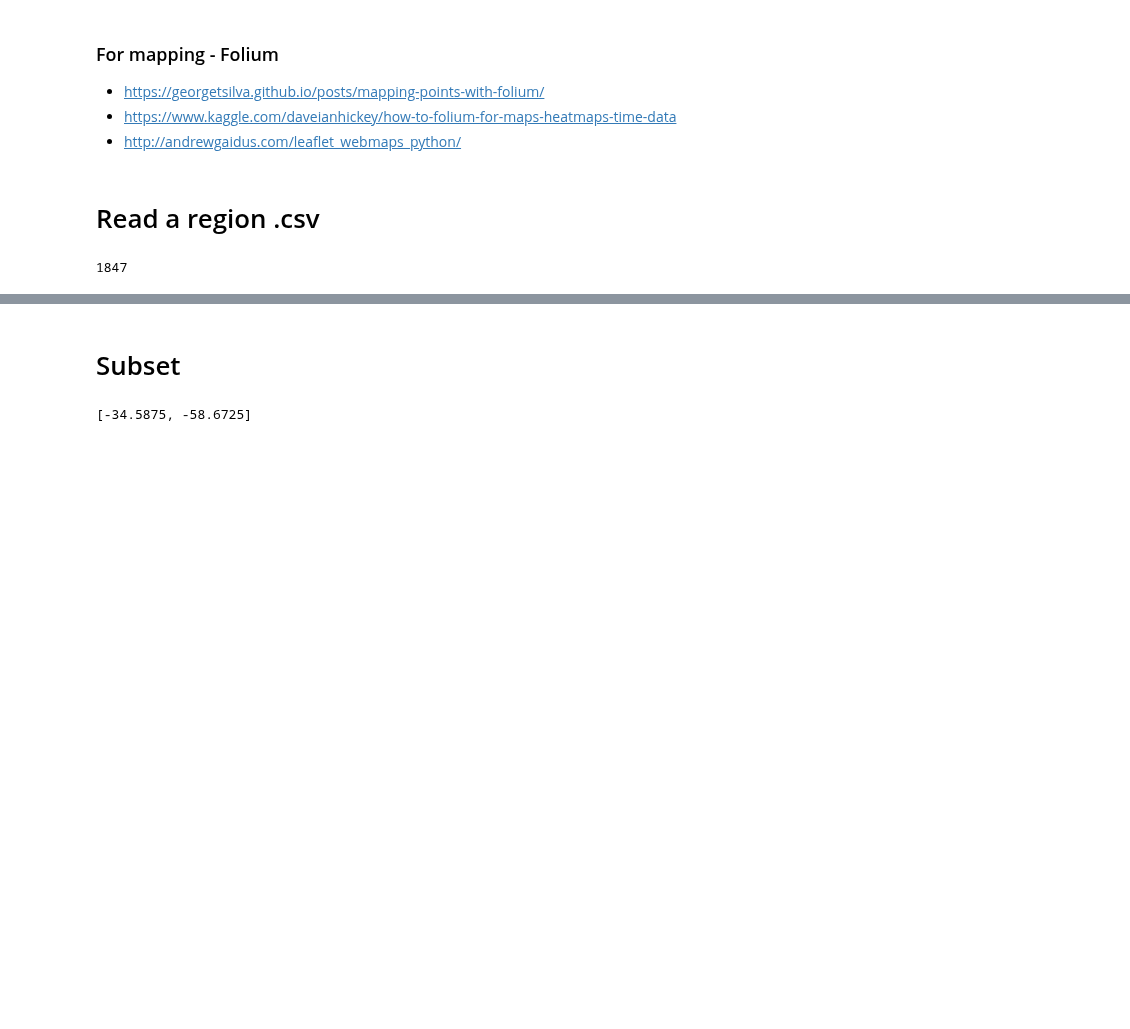
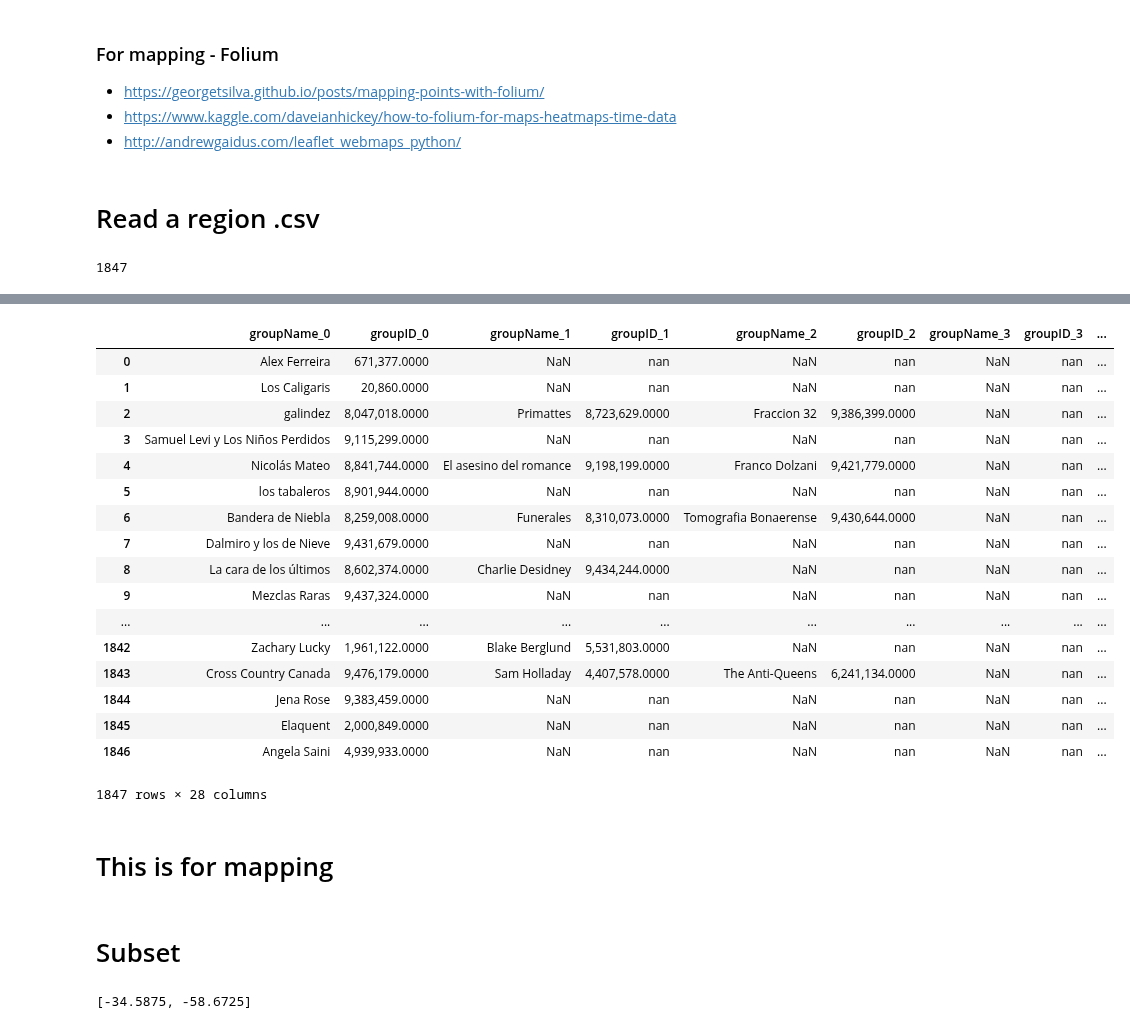
Before and after one commit to CityBlender/data-analysis, a Jupyter notebook: EOD_V02.ipynb, the cells around one changed output, grey strips where cells are left out. Saved outputs shown, nothing was run; the diff lists cells and outputs as text; code cells hidden in the pictures; blank space fills up the shorter version.

Commit message:
yep! data of bands..done!

```diff
--- a/EOD_V02.ipynb
+++ b/EOD_V02.ipynb
@@ -54,0 +72,31 @@ df['venue_name'] = [ast.literal_eval(df['venue'][x])['displayName'] for x in ran
+# %%
+# Get inside the performance list
+artistas = pd.DataFrame([])
+
+for fila in range(len(df['performance'])):
+
+    # And then get inside the cell dictionary and cheque what's inside there
+    for in_cell in range(len(df['performance'][fila])):
+        artistas.loc[fila, 'groupName_' + str(in_cell)] = df['performance'][fila][in_cell]['artist']['displayName']
+        artistas.loc[fila, 'groupID_' + str(in_cell)] = df['performance'][fila][in_cell]['artist']['id']
+# %%
+artistas
+# %% [output]
+|  | groupName_0 | groupID_0 | groupName_1 | groupID_1 | groupName_2 | groupID_2 | groupName_3 | groupID_3 | ... |
+| 0 | Alex Ferreira | 671,377.0000 | NaN | nan | NaN | nan | NaN | nan | ... |
+| 1 | Los Caligaris | 20,860.0000 | NaN | nan | NaN | nan | NaN | nan | ... |
+| 2 | galindez | 8,047,018.0000 | Primattes | 8,723,629.0000 | Fraccion 32 | 9,386,399.0000 | NaN | nan | ... |
+| 3 | Samuel Levi y Los Niños Perdidos | 9,115,299.0000 | NaN | nan | NaN | nan | NaN | nan | ... |
+| 4 | Nicolás Mateo | 8,841,744.0000 | El asesino del romance | 9,198,199.0000 | Franco Dolzani | 9,421,779.0000 | NaN | nan | ... |
+| 5 | los tabaleros | 8,901,944.0000 | NaN | nan | NaN | nan | NaN | nan | ... |
+| 6 | Bandera de Niebla | 8,259,008.0000 | Funerales | 8,310,073.0000 | Tomografia Bonaerense | 9,430,644.0000 | NaN | nan | ... |
+| 7 | Dalmiro y los de Nieve | 9,431,679.0000 | NaN | nan | NaN | nan | NaN | nan | ... |
+| 8 | La cara de los últimos | 8,602,374.0000 | Charlie Desidney | 9,434,244.0000 | NaN | nan | NaN | nan | ... |
+| 9 | Mezclas Raras | 9,437,324.0000 | NaN | nan | NaN | nan | NaN | nan | ... |
+| ... | ... | ... | ... | ... | ... | ... | ... | ... | ... |
+| 1842 | Zachary Lucky | 1,961,122.0000 | Blake Berglund | 5,531,803.0000 | NaN | nan | NaN | nan | ... |
+| 1843 | Cross Country Canada | 9,476,179.0000 | Sam Holladay | 4,407,578.0000 | The Anti-Queens | 6,241,134.0000 | NaN | nan | ... |
+| 1844 | Jena Rose | 9,383,459.0000 | NaN | nan | NaN | nan | NaN | nan | ... |
+| 1845 | Elaquent | 2,000,849.0000 | NaN | nan | NaN | nan | NaN | nan | ... |
+| 1846 | Angela Saini | 4,939,933.0000 | NaN | nan | NaN | nan | NaN | nan | ... |
+1847 rows × 28 columns
@@ -55,3 +105,5 @@ df['venue_name'] = [ast.literal_eval(df['venue'][x])['displayName'] for x in ran
+# %% [markdown]
+# This is for mapping
 # %%
 # Get rid of the Nan
 df = df[df['lat'].notnull()]
```
Also changed, not shown: parts of 13 cells of this notebook, 1 other file.
